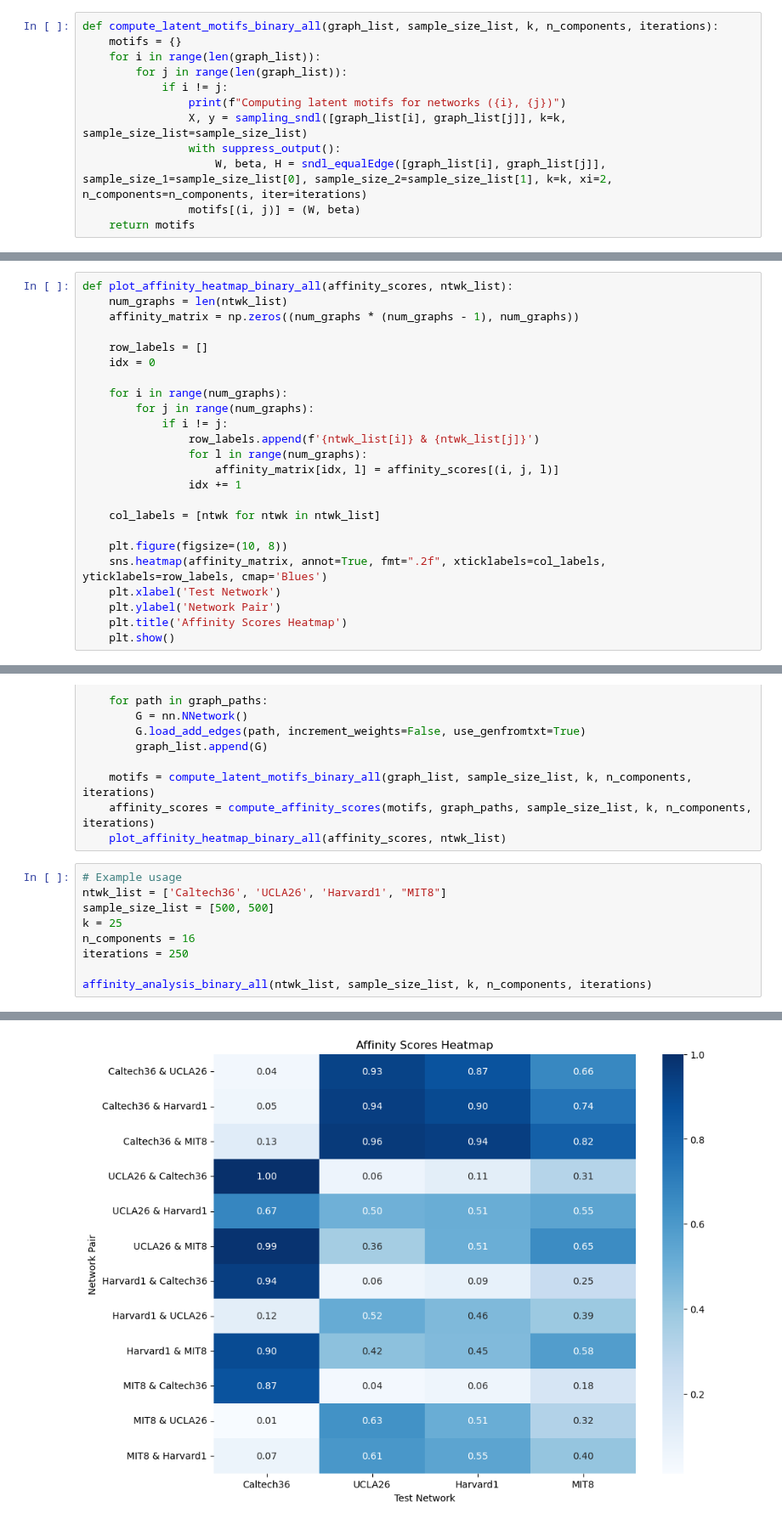
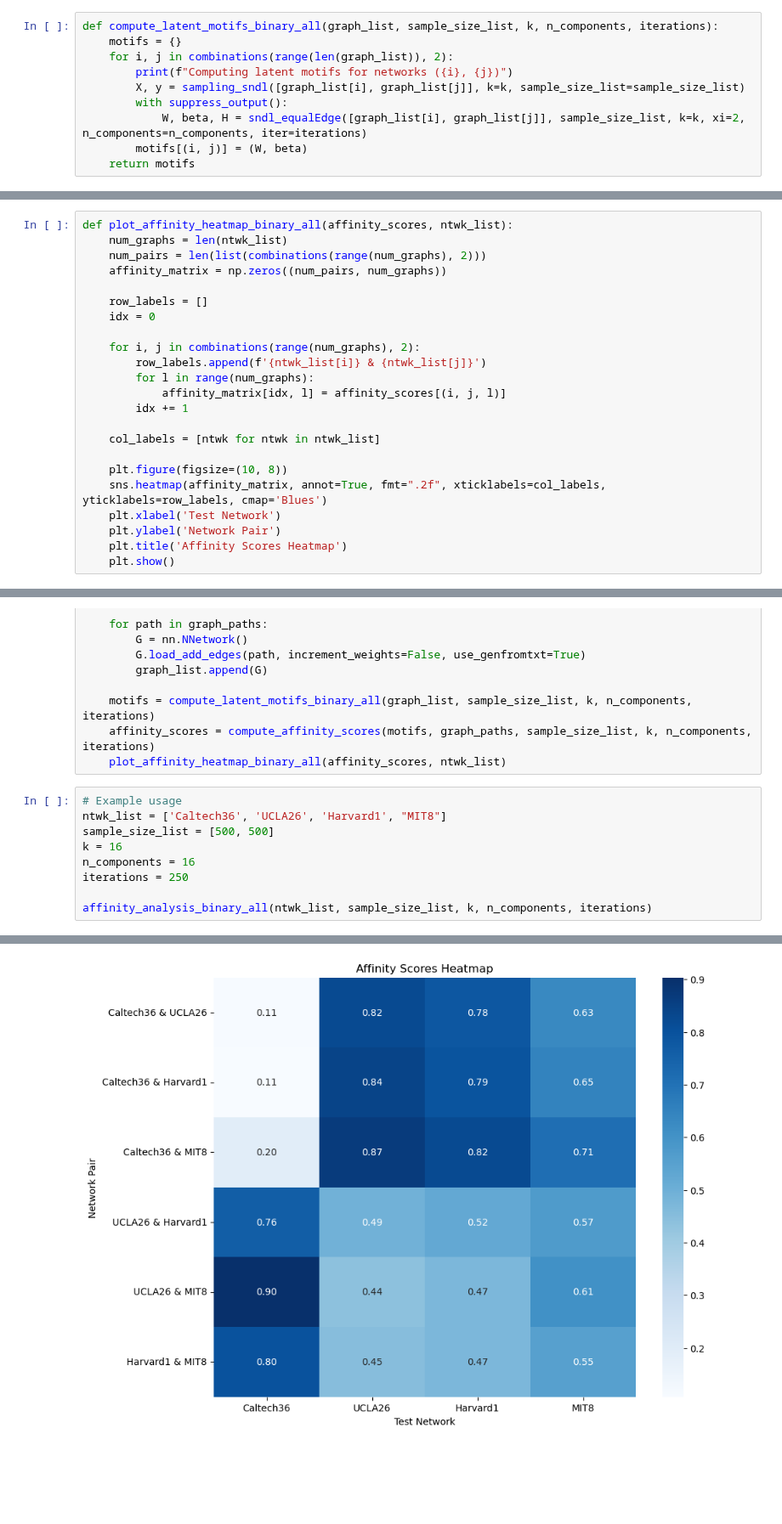
Before and after one commit to Yee-Millennium/REU2024_code, a Jupyter notebook: Affinity_score_heatmap.ipynb, the cells around one changed output, grey strips where cells are left out. Shown at 85% size. Cells and saved outputs as stored; diff of their text form; blank space fills up the shorter version.

```diff
--- a/Affinity_score_heatmap.ipynb
+++ b/Affinity_score_heatmap.ipynb
@@ -23,14 +24,12 @@ def suppress_output():
 # %%
 def compute_latent_motifs_binary_all(graph_list, sample_size_list, k, n_components, iterations):
     motifs = {}
-    for i in range(len(graph_list)):
-        for j in range(len(graph_list)):
-            if i != j:
-                print(f"Computing latent motifs for networks ({i}, {j})")
-                X, y = sampling_sndl([graph_list[i], graph_list[j]], k=k, sample_size_list=sample_size_list)
-                with suppress_output():
-                    W, beta, H = sndl_equalEdge([graph_list[i], graph_list[j]], sample_size_1=sample_size_list[0], sample_size_2=sample_size_list[1], k=k, xi=2, n_components=n_components, iter=iterations)
-                motifs[(i, j)] = (W, beta)
+    for i, j in combinations(range(len(graph_list)), 2):
+        print(f"Computing latent motifs for networks ({i}, {j})")
+        X, y = sampling_sndl([graph_list[i], graph_list[j]], k=k, sample_size_list=sample_size_list)
+        with suppress_output():
+            W, beta, H = sndl_equalEdge([graph_list[i], graph_list[j]], sample_size_list, k=k, xi=2, n_components=n_components, iter=iterations)
+        motifs[(i, j)] = (W, beta)
     return motifs
 # %%
 def compute_affinity_scores(motifs, graph_paths, sample_size_list, k, n_components, iterations):
@@ -49,18 +48,17 @@ def compute_affinity_scores(motifs, graph_paths, sample_size_list, k, n_componen
 # %%
 def plot_affinity_heatmap_binary_all(affinity_scores, ntwk_list):
     num_graphs = len(ntwk_list)
-    affinity_matrix = np.zeros((num_graphs * (num_graphs - 1), num_graphs))
+    num_pairs = len(list(combinations(range(num_graphs), 2)))
+    affinity_matrix = np.zeros((num_pairs, num_graphs))
 
     row_labels = []
     idx = 0
 
-    for i in range(num_graphs):
-        for j in range(num_graphs):
-            if i != j:
-                row_labels.append(f'{ntwk_list[i]} & {ntwk_list[j]}')
-                for l in range(num_graphs):
-                    affinity_matrix[idx, l] = affinity_scores[(i, j, l)]
-                idx += 1
+    for i, j in combinations(range(num_graphs), 2):
+        row_labels.append(f'{ntwk_list[i]} & {ntwk_list[j]}')
+        for l in range(num_graphs):
+            affinity_matrix[idx, l] = affinity_scores[(i, j, l)]
+        idx += 1
 
     col_labels = [ntwk for ntwk in ntwk_list]
 
@@ -87,7 +85,7 @@ def affinity_analysis_binary_all(ntwk_list, sample_size_list, k, n_components, i
 # Example usage
 ntwk_list = ['Caltech36', 'UCLA26', 'Harvard1', "MIT8"]
 sample_size_list = [500, 500]
-k = 25
+k = 16
 n_components = 16
 iterations = 250
 
@@ -149 +129 @@ Computing affinity score for pair (3, 2) with test network 3
-[figure, old version]
+[figure, new version]
```
Also changed, not shown: parts of 2 cells of this notebook, 2 other files.
